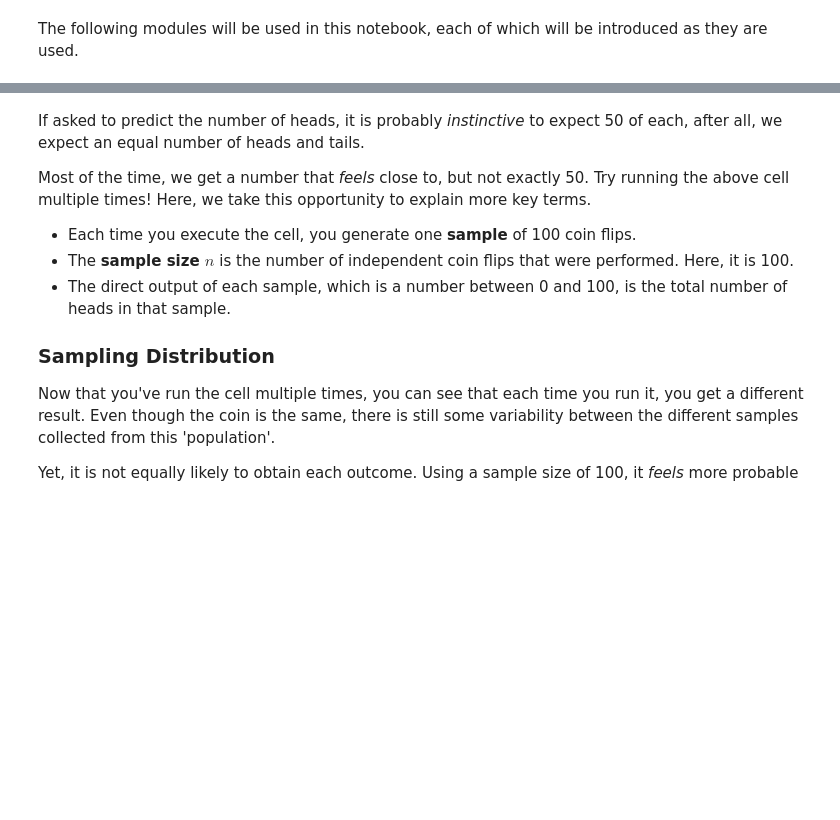
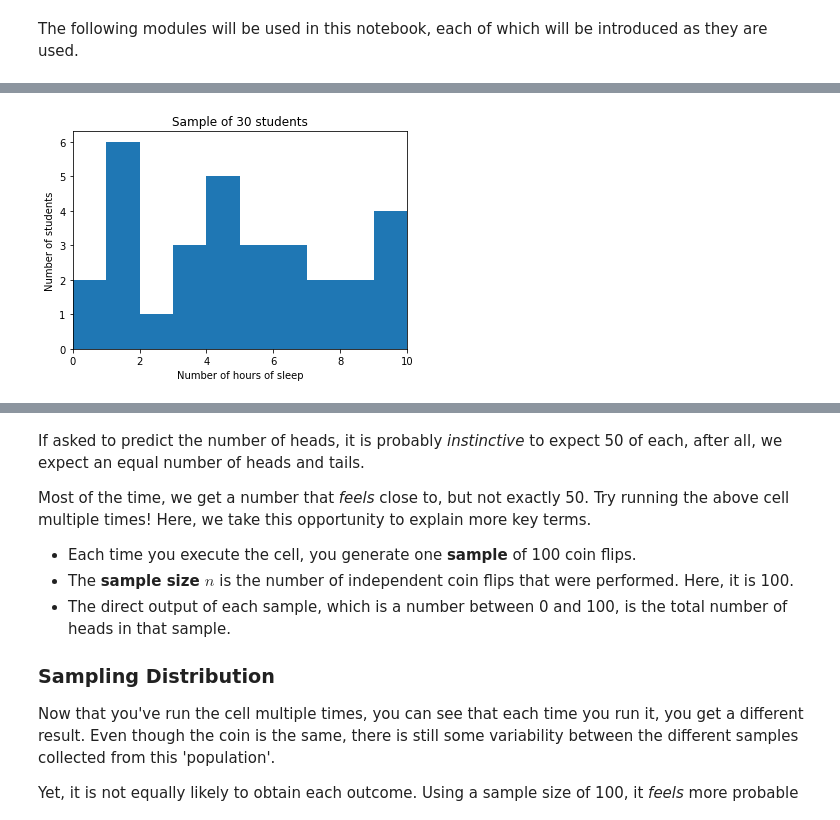
Before and after one commit to kubrian/central-weiner-theorem, a Jupyter notebook: Central Weiner Theorem.ipynb, the cells around one changed output, grey strips where cells are left out. Cells and saved outputs as stored; diff of their text form; code cells hidden in the pictures; blank space fills up the shorter version.

```diff
--- a/Central Weiner Theorem.ipynb
+++ b/Central Weiner Theorem.ipynb
@@ -19,0 +30,15 @@ from IPython.display import Image
+# %%
+# A completely arbitrary sample
+y = []
+for _ in range(31):
+    n = np.random.randint(0,11)
+    y.append(n)
+
+plt.hist(y)
+plt.xlabel('Number of hours of sleep')
+plt.ylabel('Number of students')
+plt.title('Sample of 30 students')
+plt.xlim([0,10])
+plt.show()
+# %% [output]
+[figure, added]
```
Also changed, not shown: parts of 33 cells of this notebook.
